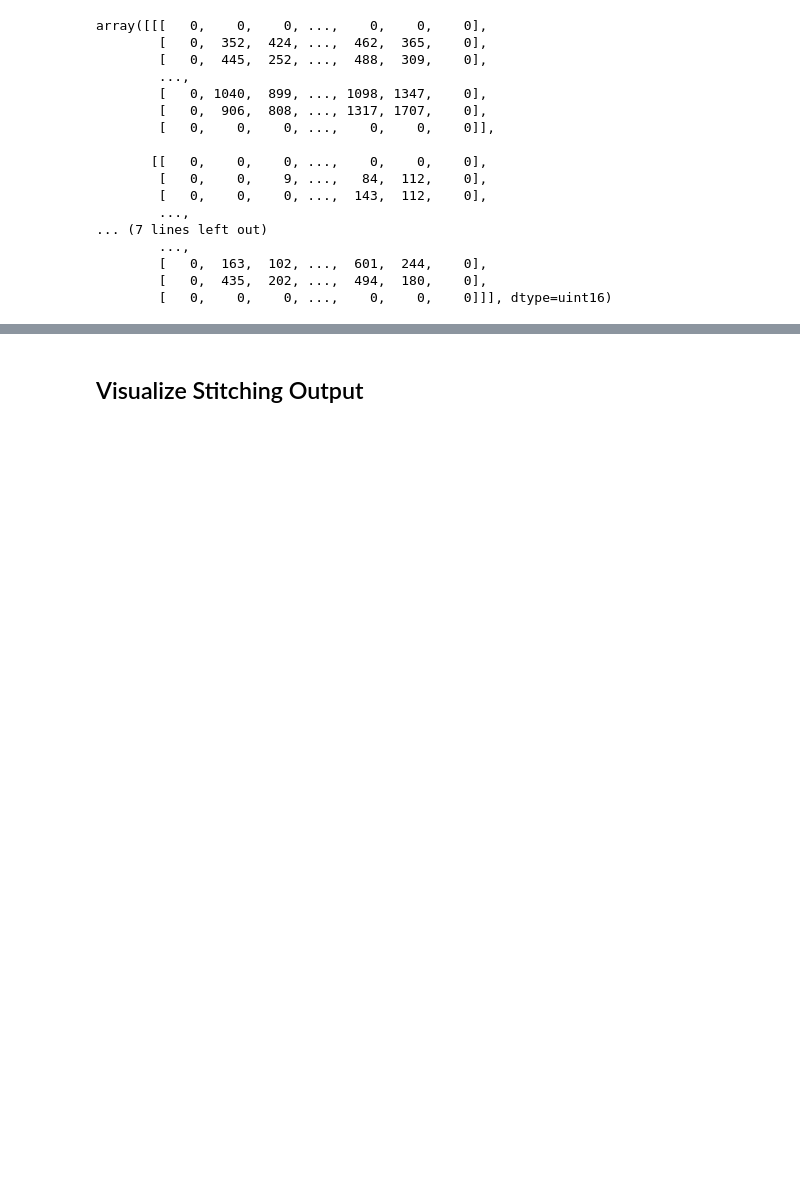
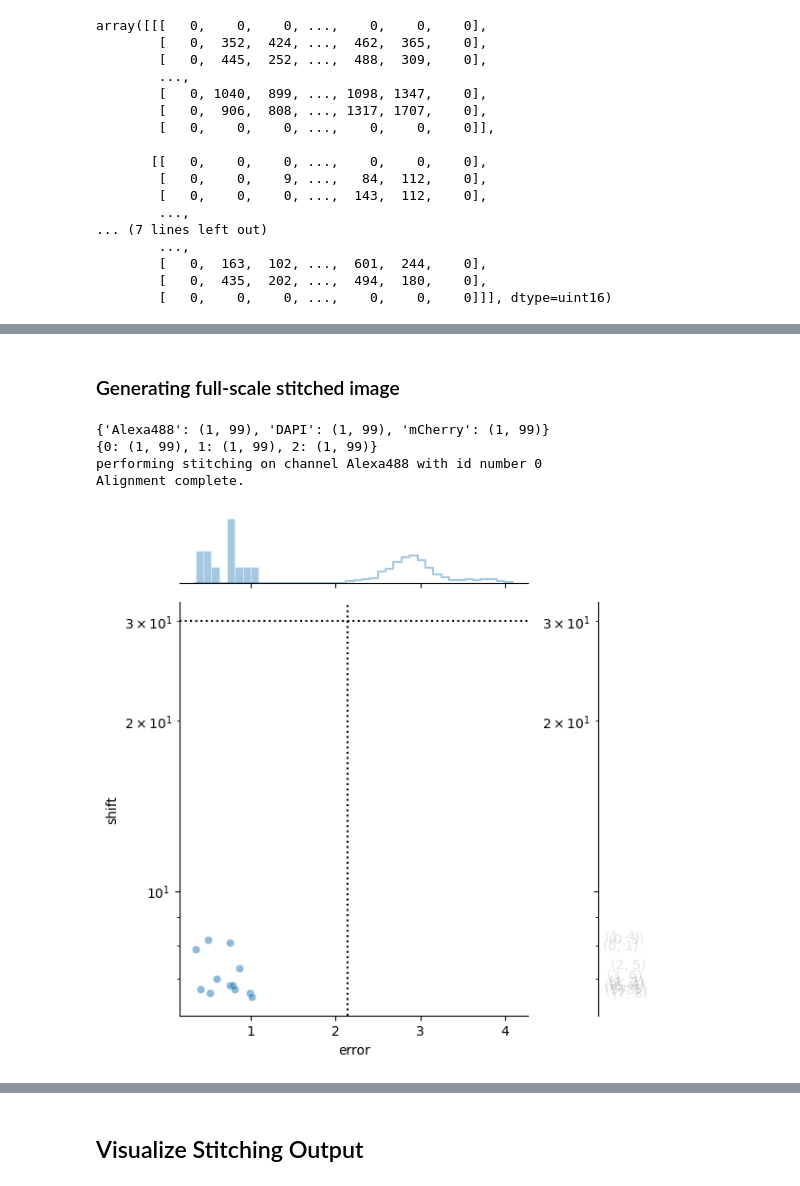
Before and after one commit to MannLabs/SPARCStools, a Jupyter notebook: docs_source/pages/notebooks/example_stitching_notebook.ipynb, the cells around one changed output, grey strips where cells are left out. Saved outputs shown, nothing was run; the diff lists cells and outputs as text; code cells hidden in the pictures; blank space fills up the shorter version.

Commit message:
update example notebook to also included parallelized stitching

```diff
--- a/docs_source/pages/notebooks/example_stitching_notebook.ipynb
+++ b/docs_source/pages/notebooks/example_stitching_notebook.ipynb
@@ -96,0 +103,24 @@ stitcher.write_ome_zarr()
+# %%
+input_dir = os.path.join("../../../test_data/example1/raw_image_tiles/")
+slidename = "stitching_test"
+outdir = os.path.abspath(os.path.join("../../../test_data/example1/", slidename))
+
+row = str(2).zfill(2) #specify the row of the well you want to stitch
+well = str(4).zfill(2) #specifc the well number you wish to stitch
+zstack_value = str(1).zfill(3) #specify the zstack you want to stitch. for multiple zstacks please make a loop and iterate through each of them.
+timepoint = str(1).zfill(3) #specifz the timepoint you wish to stitch
+
+pattern = f"Timepoint{timepoint}_Row{row}_Well{well}_{{channel}}_zstack{zstack_value}_r{{row:03}}_c{{col:03}}.tif"
+
+#initialize stitcher
+stitcher = ParallelStitcher(input_dir,
+                    slidename,
+                    outdir,
+                    pattern =  pattern,
+                    stitching_channel = "Alexa488",
+                    overlap= 0.1,
+                    max_shift= 30,
+                    filter_sigma = 0,
+                    rescale_range = {"Alexa488": (1, 99), "DAPI": (1, 99), "mCherry": (1, 99)},
+                    overwrite=True,
+                    threads = 12)
@@ -96,0 +146,10 @@ stitcher.write_ome_zarr()
+# %% [markdown]
+### Generating full-scale stitched image
+# %%
+stitcher.stitch()
+# %% [output]
+{'Alexa488': (1, 99), 'DAPI': (1, 99), 'mCherry': (1, 99)}
+{0: (1, 99), 1: (1, 99), 2: (1, 99)}
+performing stitching on channel Alexa488 with id number 0
+Alignment complete.
+[figure, added]
```
Also changed, not shown: parts of 12 cells of this notebook.
